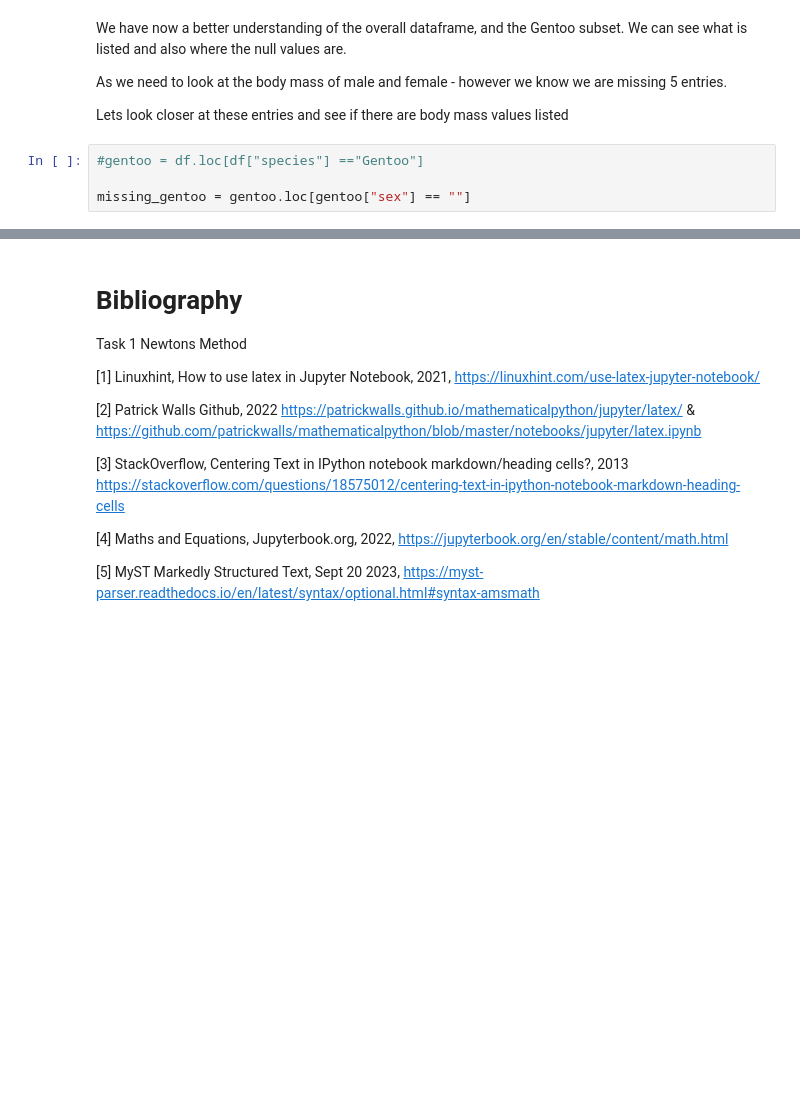
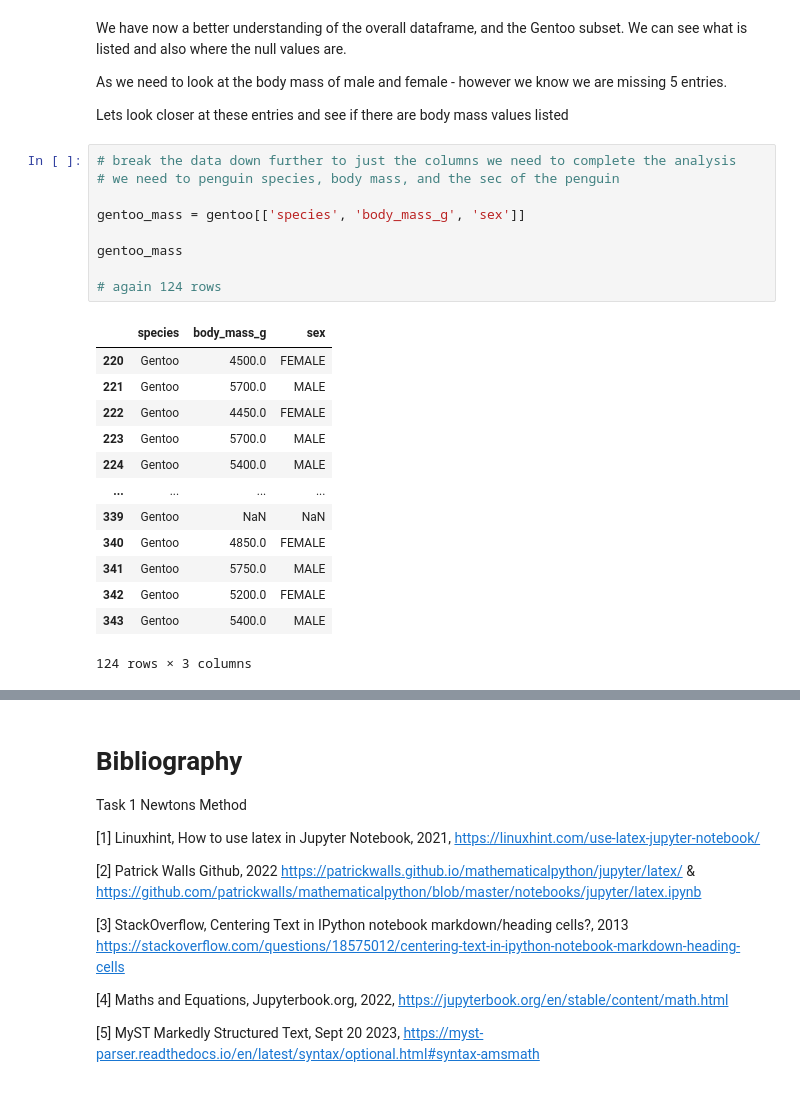
Before and after one commit to VCurry20/MachineLearning_Statistics, a Jupyter notebook: Tasks.ipynb, the cells around one changed output, grey strips where cells are left out. Saved outputs shown, nothing was run; the diff lists cells and outputs as text; blank space fills up the shorter version.

```diff
--- a/Tasks.ipynb
+++ b/Tasks.ipynb
@@ -645,7 +660,26 @@ We have now a better understanding of the overall dataframe, and the Gentoo subs
 As we need to look at the body mass of male and female - however we know we are missing 5 entries.
 
 Lets look closer at these entries and see if there are body mass values listed
-# %%
-#gentoo = df.loc[df["species"] =="Gentoo"]
-
-missing_gentoo = gentoo.loc[gentoo["sex"] == ""]
+# %%
+# break the data down further to just the columns we need to complete the analysis
+# we need to penguin species, body mass, and the sec of the penguin
+
+gentoo_mass = gentoo[['species', 'body_mass_g', 'sex']]
+
+gentoo_mass
+
+# again 124 rows
+# %% [output]
+|  | species | body_mass_g | sex |
+| 220 | Gentoo | 4500.0 | FEMALE |
+| 221 | Gentoo | 5700.0 | MALE |
+| 222 | Gentoo | 4450.0 | FEMALE |
+| 223 | Gentoo | 5700.0 | MALE |
+| 224 | Gentoo | 5400.0 | MALE |
+| ... | ... | ... | ... |
+| 339 | Gentoo | NaN | NaN |
+| 340 | Gentoo | 4850.0 | FEMALE |
+| 341 | Gentoo | 5750.0 | MALE |
+| 342 | Gentoo | 5200.0 | FEMALE |
+| 343 | Gentoo | 5400.0 | MALE |
+124 rows × 3 columns
```
Also changed, not shown: parts of 18 cells of this notebook, 1 other file.
